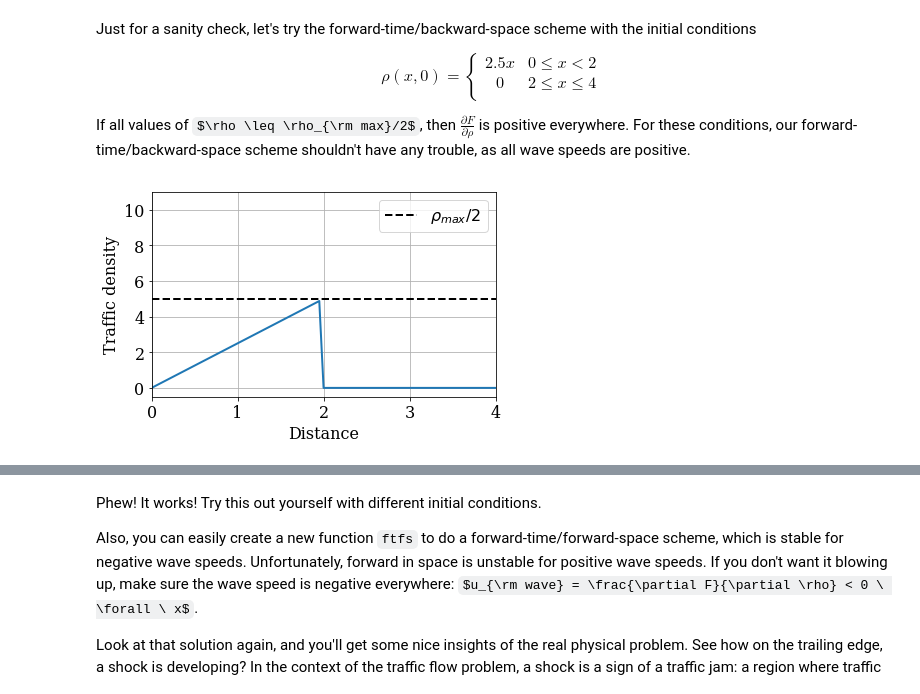
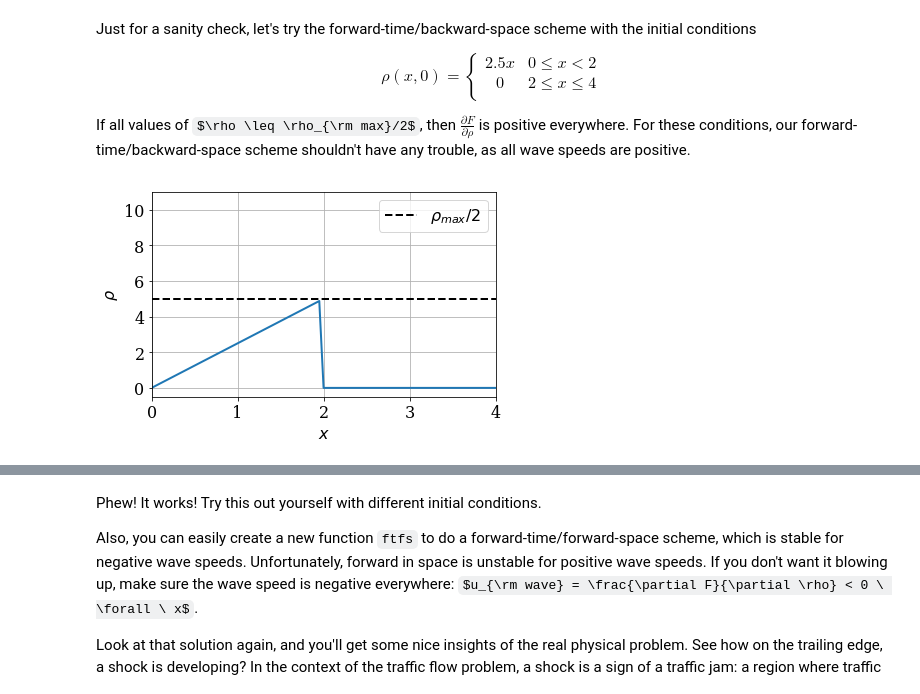
Before and after one commit to numerical-mooc/numerical-mooc, a Jupyter notebook: lessons/03_wave/03_01_conservationLaw.ipynb, the cells around one changed output, grey strips where cells are left out. Saved outputs shown, nothing was run; the diff lists cells and outputs as text; code cells hidden in the pictures; some formulas as TeX source.

```diff
--- a/lessons/03_wave/03_01_conservationLaw.ipynb
+++ b/lessons/03_wave/03_01_conservationLaw.ipynb
@@ -420,27 +420,27 @@ If all values of $\rho \leq \rho_{\rm max}/2$, then $\frac{\partial F}{\partial
 # %%
 # Modify some parameters.
 nt = 40  # number of time step to compute
 rho_light = 5.0  # car density at the stoplight
 
 # Compute the initial traffic density.
 rho0 = rho_green_light(x, rho_light)
 
 # Plot the initial traffic density.
 fig = pyplot.figure(figsize=(6.0, 4.0))
-pyplot.xlabel('Distance')
-pyplot.ylabel('Traffic density')
+pyplot.xlabel(r'$x$')
+pyplot.ylabel(r'$\rho$')
 pyplot.grid()
 line = pyplot.plot(x, rho0,
                    color='C0', linestyle='-', linewidth=2)[0]
 pyplot.hlines(rho_max / 2.0, 0.0, L,
               label=r'$\rho_{max} / 2$',
               color='black', linestyle='--', linewidth=2)
 pyplot.legend()
 pyplot.xlim(0.0, L)
 pyplot.ylim(-0.5, 11.0)
 fig.tight_layout()
 # %% [output]
-[figure, old version]
+[figure, new version]
 # %%
 # Compute the traffic density at all time steps.
 rho_hist = ftbs(rho0, nt, dt, dx, rho0[0], u_max, rho_max)
```
Also changed, not shown: parts of 2 cells of this notebook, 9 other files.
